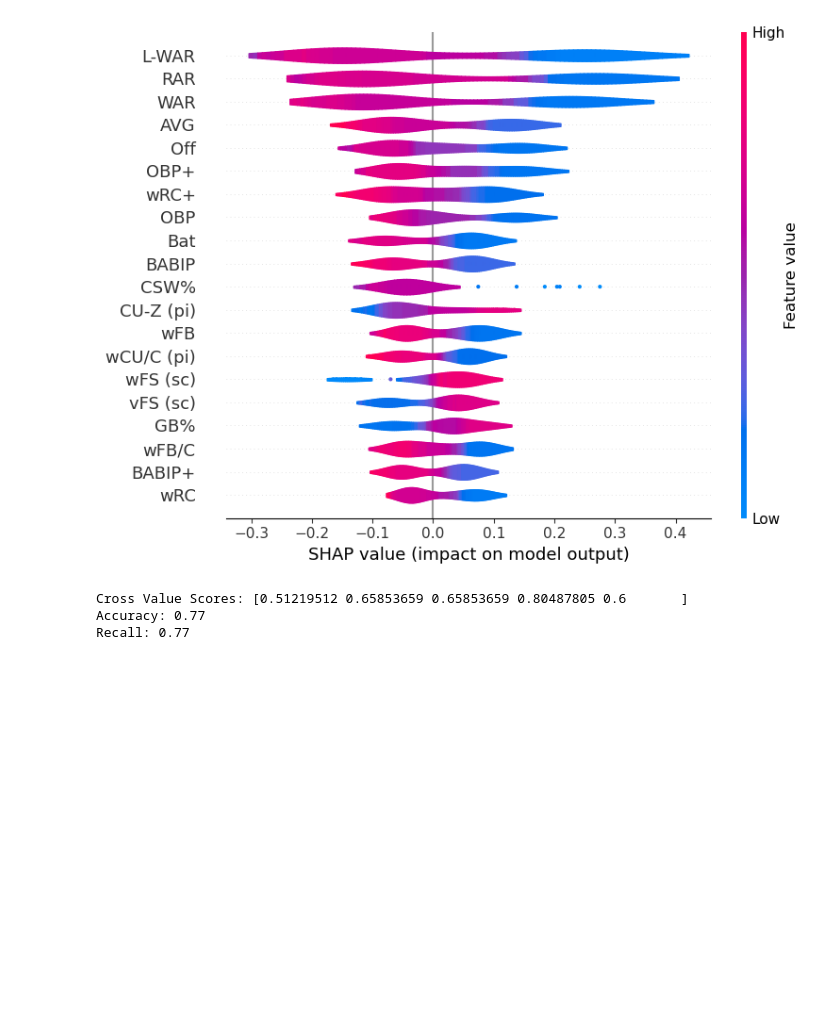
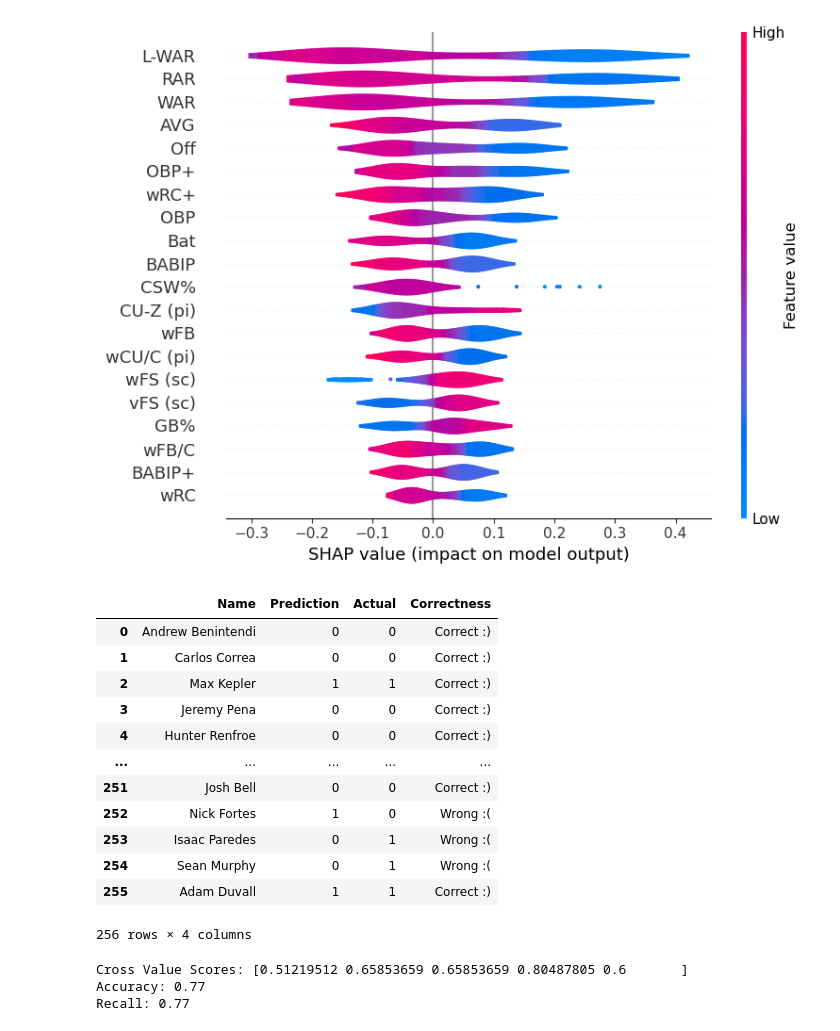
Before and after one commit to PsCushman/baseball-rule-changes, a Jupyter notebook: full_batter_class.ipynb, the cells around one changed output. Cells and saved outputs as stored; diff of their text form; code cells hidden in the pictures; blank space fills up the shorter version.

Commit message:
got some prediction dfs now

```diff
--- a/full_batter_class.ipynb
+++ b/full_batter_class.ipynb
@@ -14,6 +14,7 @@ from sklearn.preprocessing import StandardScaler
 from sklearn.metrics import balanced_accuracy_score
 import shap
 # %%
+full_df = pd.read_csv('Resources/dash_full_batter_data.csv')
 batter_woba_df = pd.read_csv("Resources/full_woba_learning.csv")
 batter_slg_df = pd.read_csv("Resources/full_slg_learning.csv")
 batter_babip_df = pd.read_csv("Resources/full_babip_learning.csv")
@@ -172,8 +177,38 @@ def train_and_evaluate_classifacation_model(df, target_column):
         "shap_values": shap_values,
         "X_test_scaled": X_test_scaled,
         "X_train": X_train,
-        "X_train_scaled": X_train_scaled
+        "X_train_scaled": X_train_scaled,
+        "y_pred": y_pred,
+        "y_test": y_test,
+        "y_train": y_train,
+        "X_test": X_test
     }
+# %%
+def create_predictions_dataframe(result_df, name_df):
+    y_pred_train = result_df['y_train']
+    y_pred_test = result_df['y_pred']
+    y_train = result_df['y_train']
+    y_test = result_df['y_test']
+
+    indexes_train = result_df['X_train'].index
+    indexes_test = result_df['X_test'].index
+
+    names_train = name_df.loc[indexes_train, 'Name']
+    predictions_with_names_train = list(zip(names_train, y_pred_train, y_train))
+
+    names_test = name_df.loc[indexes_test, 'Name']
+    predictions_with_names_test = list(zip(names_test, y_pred_test, y_test))
+
+    predictions_df_train = pd.DataFrame(predictions_with_names_train, columns=['Name', 'Prediction', 'Actual'])
+    predictions_df_test = pd.DataFrame(predictions_with_names_test, columns=['Name', 'Prediction', 'Actual'])
+
+    # Add a column for correctness
+    predictions_df_train['Correctness'] = np.where(predictions_df_train['Prediction'] == predictions_df_train['Actual'], 'Correct :)', 'Wrong :(')
+    predictions_df_test['Correctness'] = np.where(predictions_df_test['Prediction'] == predictions_df_test['Actual'], 'Correct :)', 'Wrong :(')
+
+    pred_actual_df = pd.concat([predictions_df_train, predictions_df_test], ignore_index=True)
+
+    return pred_actual_df
 # %%
 result_woba = train_and_evaluate_classifacation_model(batter_woba_df, 'zscore_difference_woba')
 
@@ -197,6 +232,28 @@ plt.show()
 # %% [output]
 No data for colormapping provided via 'c'. Parameters 'vmin', 'vmax' will be ignored
 [figure]
+# %%
+pred_actual_woba = create_predictions_dataframe(result_woba, full_df)
+
+# Write the DataFrame to a CSV file
+pred_actual_woba.to_csv('predictions_woba.csv', index=False)
+
+# Display the DataFrame
+pred_actual_woba
+# %% [output]
+|  | Name | Prediction | Actual | Correctness |
+| 0 | Andrew Benintendi | 0 | 0 | Correct :) |
+| 1 | Carlos Correa | 0 | 0 | Correct :) |
+| 2 | Max Kepler | 1 | 1 | Correct :) |
+| 3 | Jeremy Pena | 0 | 0 | Correct :) |
+| 4 | Hunter Renfroe | 0 | 0 | Correct :) |
+| ... | ... | ... | ... | ... |
+| 251 | Josh Bell | 0 | 0 | Correct :) |
+| 252 | Nick Fortes | 1 | 0 | Wrong :( |
+| 253 | Isaac Paredes | 0 | 1 | Wrong :( |
+| 254 | Sean Murphy | 0 | 1 | Wrong :( |
+| 255 | Adam Duvall | 1 | 1 | Correct :) |
+256 rows × 4 columns
 # %%
 result_slg = train_and_evaluate_classifacation_model(batter_slg_df, 'zscore_difference_slg')
 
```
Also changed, not shown: parts of 5 cells of this notebook, 6 other files.
